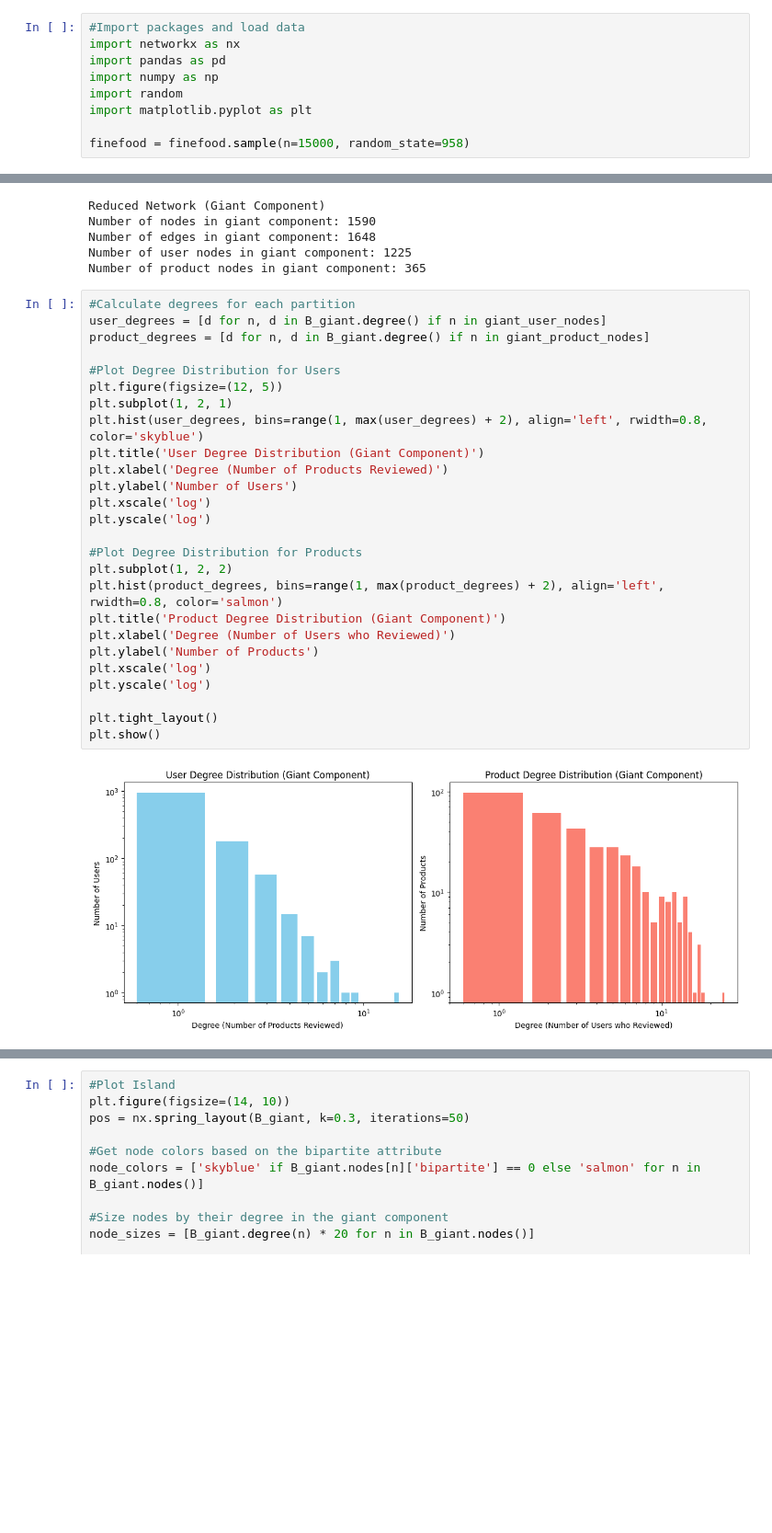
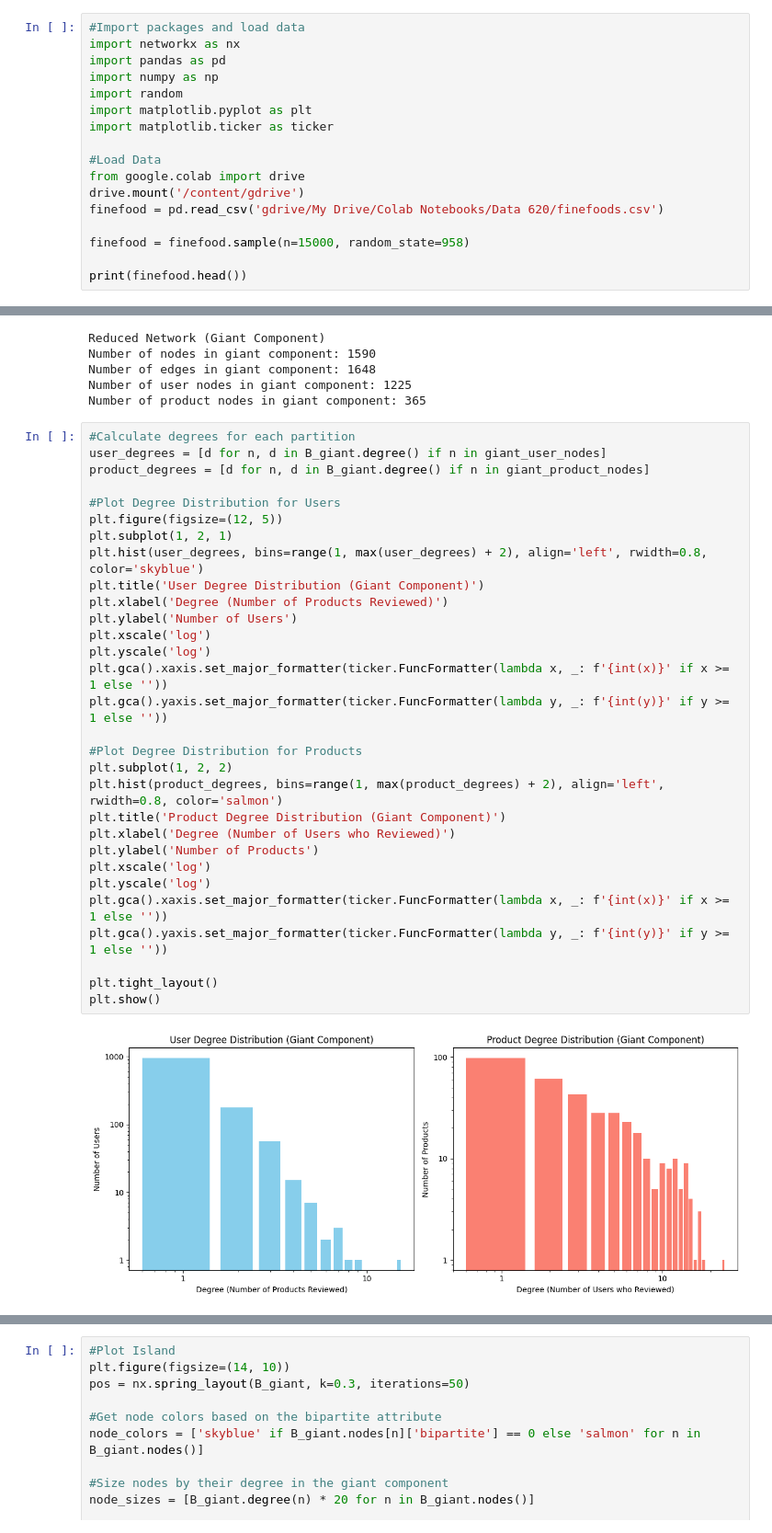
Before and after one commit to lucasweyrich958/DATA620, a Jupyter notebook: Project 2.ipynb, the cells around one changed output, grey strips where cells are left out. Shown at 92% size. Cells and saved outputs as stored; diff of their text form; blank space fills up the shorter version.

Commit message:
Updated Project 2 file from Colab

```diff
--- a/Project 2.ipynb
+++ b/Project 2.ipynb
@@ -11,5 +11,13 @@ import pandas as pd
 import numpy as np
 import random
 import matplotlib.pyplot as plt
+import matplotlib.ticker as ticker
+
+#Load Data
+from google.colab import drive
+drive.mount('/content/gdrive')
+finefood = pd.read_csv('gdrive/My Drive/Colab Notebooks/Data 620/finefoods.csv')
 
 finefood = finefood.sample(n=15000, random_state=958)
+
+print(finefood.head())
@@ -72,28 +98,32 @@ Number of product nodes in giant component: 365
 # %%
 #Calculate degrees for each partition
 user_degrees = [d for n, d in B_giant.degree() if n in giant_user_nodes]
 product_degrees = [d for n, d in B_giant.degree() if n in giant_product_nodes]
 
 #Plot Degree Distribution for Users
 plt.figure(figsize=(12, 5))
 plt.subplot(1, 2, 1)
 plt.hist(user_degrees, bins=range(1, max(user_degrees) + 2), align='left', rwidth=0.8, color='skyblue')
 plt.title('User Degree Distribution (Giant Component)')
 plt.xlabel('Degree (Number of Products Reviewed)')
 plt.ylabel('Number of Users')
 plt.xscale('log')
 plt.yscale('log')
+plt.gca().xaxis.set_major_formatter(ticker.FuncFormatter(lambda x, _: f'{int(x)}' if x >= 1 else ''))
+plt.gca().yaxis.set_major_formatter(ticker.FuncFormatter(lambda y, _: f'{int(y)}' if y >= 1 else ''))
 
 #Plot Degree Distribution for Products
 plt.subplot(1, 2, 2)
 plt.hist(product_degrees, bins=range(1, max(product_degrees) + 2), align='left', rwidth=0.8, color='salmon')
 plt.title('Product Degree Distribution (Giant Component)')
 plt.xlabel('Degree (Number of Users who Reviewed)')
 plt.ylabel('Number of Products')
 plt.xscale('log')
 plt.yscale('log')
+plt.gca().xaxis.set_major_formatter(ticker.FuncFormatter(lambda x, _: f'{int(x)}' if x >= 1 else ''))
+plt.gca().yaxis.set_major_formatter(ticker.FuncFormatter(lambda y, _: f'{int(y)}' if y >= 1 else ''))
 
 plt.tight_layout()
 plt.show()
 # %% [output]
-[figure, old version]
+[figure, new version]
```
Also changed, not shown: parts of 5 cells of this notebook.
